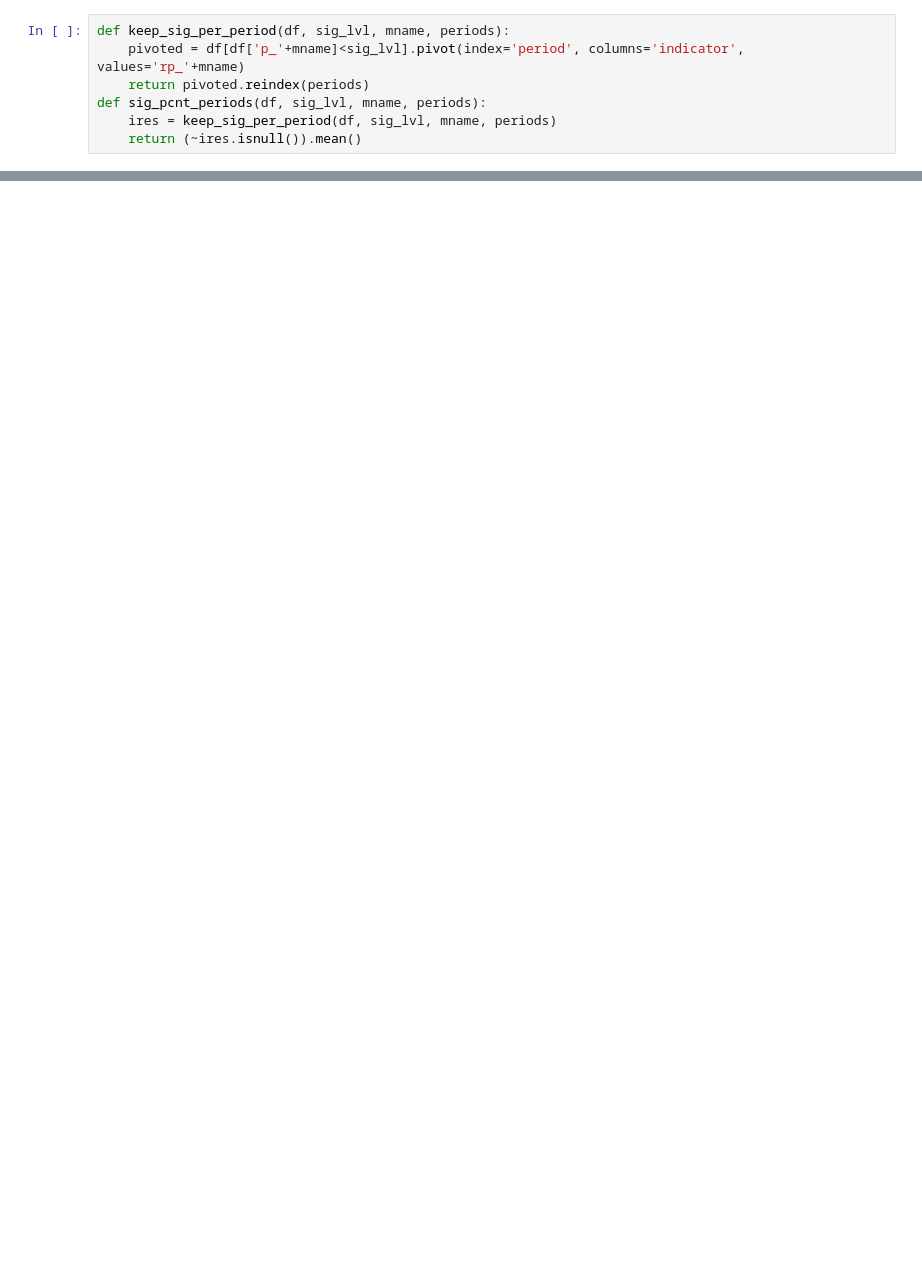
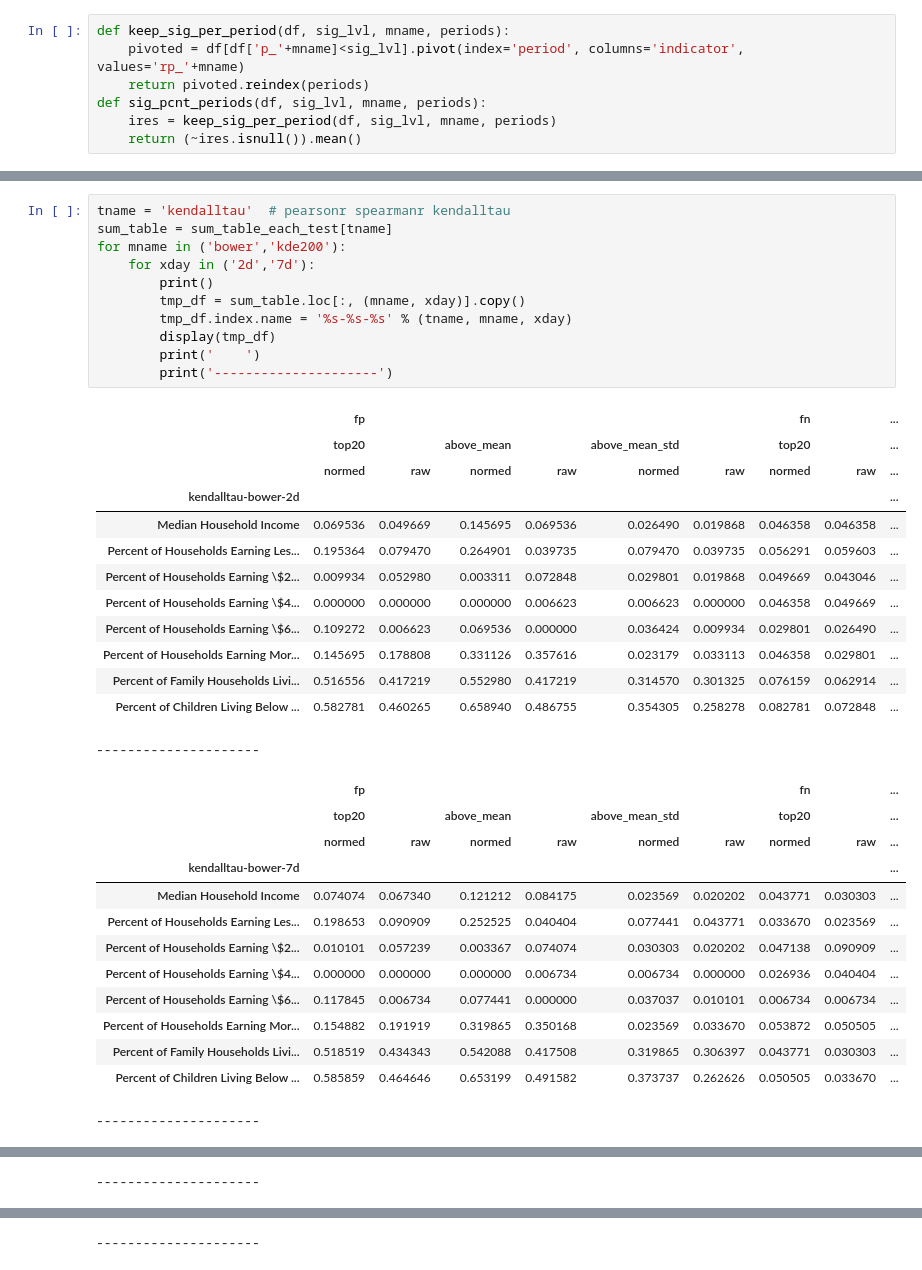
Before and after one commit to JHWu92/public-safety-baltimore, a Jupyter notebook: bias-in-bower-replicate-fpn.ipynb, the cells around one changed output, grey strips where cells are left out. Cells and saved outputs as stored; diff of their text form; blank space fills up the shorter version.

```diff
--- a/bias-in-bower-replicate-fpn.ipynb
+++ b/bias-in-bower-replicate-fpn.ipynb
@@ -135,0 +305,38 @@ for mname in ('bower','kde200'):
+# %%
+tname = 'kendalltau'  # pearsonr spearmanr kendalltau
+sum_table = sum_table_each_test[tname]
+for mname in ('bower','kde200'):
+    for xday in ('2d','7d'):
+        print()
+        tmp_df = sum_table.loc[:, (mname, xday)].copy()
+        tmp_df.index.name = '%s-%s-%s' % (tname, mname, xday)
+        display(tmp_df)
+        print('    ')
+        print('---------------------')
+# %% [output]
+|  | fp |  |  |  |  |  | fn |  | ... |
+|  | top20 |  | above_mean |  | above_mean_std |  | top20 |  | ... |
+|  | normed | raw | normed | raw | normed | raw | normed | raw | ... |
+| kendalltau-bower-2d |  |  |  |  |  |  |  |  | ... |
+| Median Household Income | 0.069536 | 0.049669 | 0.145695 | 0.069536 | 0.026490 | 0.019868 | 0.046358 | 0.046358 | ... |
+| Percent of Households Earning Les... | 0.195364 | 0.079470 | 0.264901 | 0.039735 | 0.079470 | 0.039735 | 0.056291 | 0.059603 | ... |
+| Percent of Households Earning \$2... | 0.009934 | 0.052980 | 0.003311 | 0.072848 | 0.029801 | 0.019868 | 0.049669 | 0.043046 | ... |
+| Percent of Households Earning \$4... | 0.000000 | 0.000000 | 0.000000 | 0.006623 | 0.006623 | 0.000000 | 0.046358 | 0.049669 | ... |
+| Percent of Households Earning \$6... | 0.109272 | 0.006623 | 0.069536 | 0.000000 | 0.036424 | 0.009934 | 0.029801 | 0.026490 | ... |
+| Percent of Households Earning Mor... | 0.145695 | 0.178808 | 0.331126 | 0.357616 | 0.023179 | 0.033113 | 0.046358 | 0.029801 | ... |
+| Percent of Family Households Livi... | 0.516556 | 0.417219 | 0.552980 | 0.417219 | 0.314570 | 0.301325 | 0.076159 | 0.062914 | ... |
+| Percent of Children Living Below ... | 0.582781 | 0.460265 | 0.658940 | 0.486755 | 0.354305 | 0.258278 | 0.082781 | 0.072848 | ... |
+---------------------
+|  | fp |  |  |  |  |  | fn |  | ... |
+|  | top20 |  | above_mean |  | above_mean_std |  | top20 |  | ... |
+|  | normed | raw | normed | raw | normed | raw | normed | raw | ... |
+| kendalltau-bower-7d |  |  |  |  |  |  |  |  | ... |
+| Median Household Income | 0.074074 | 0.067340 | 0.121212 | 0.084175 | 0.023569 | 0.020202 | 0.043771 | 0.030303 | ... |
+| Percent of Households Earning Les... | 0.198653 | 0.090909 | 0.252525 | 0.040404 | 0.077441 | 0.043771 | 0.033670 | 0.023569 | ... |
+| Percent of Households Earning \$2... | 0.010101 | 0.057239 | 0.003367 | 0.074074 | 0.030303 | 0.020202 | 0.047138 | 0.090909 | ... |
+| Percent of Households Earning \$4... | 0.000000 | 0.000000 | 0.000000 | 0.006734 | 0.006734 | 0.000000 | 0.026936 | 0.040404 | ... |
+| Percent of Households Earning \$6... | 0.117845 | 0.006734 | 0.077441 | 0.000000 | 0.037037 | 0.010101 | 0.006734 | 0.006734 | ... |
+| Percent of Households Earning Mor... | 0.154882 | 0.191919 | 0.319865 | 0.350168 | 0.023569 | 0.033670 | 0.053872 | 0.050505 | ... |
+| Percent of Family Households Livi... | 0.518519 | 0.434343 | 0.542088 | 0.417508 | 0.319865 | 0.306397 | 0.043771 | 0.030303 | ... |
+| Percent of Children Living Below ... | 0.585859 | 0.464646 | 0.653199 | 0.491582 | 0.373737 | 0.262626 | 0.050505 | 0.033670 | ... |
+---------------------
@@ -135,0 +355 @@ for mname in ('bower','kde200'):
+---------------------
@@ -135,0 +368 @@ for mname in ('bower','kde200'):
+---------------------
```
Also changed, not shown: parts of 18 cells of this notebook.
